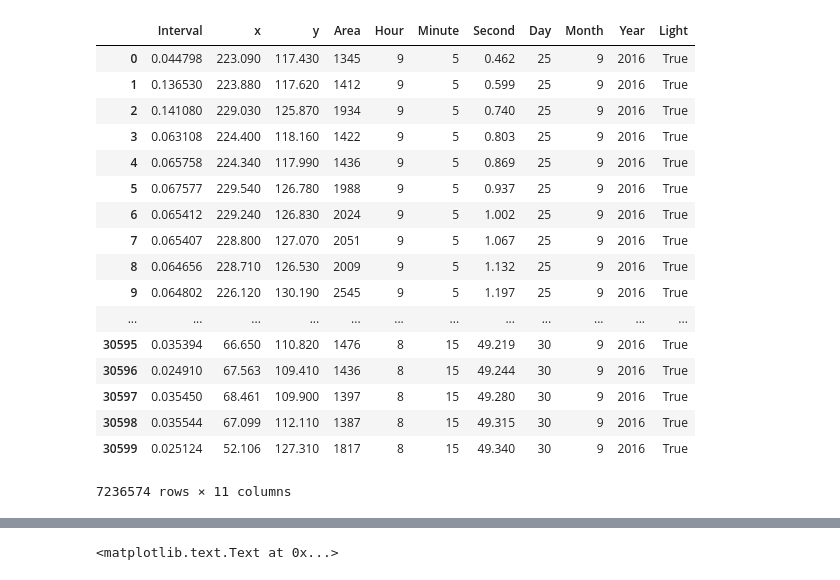
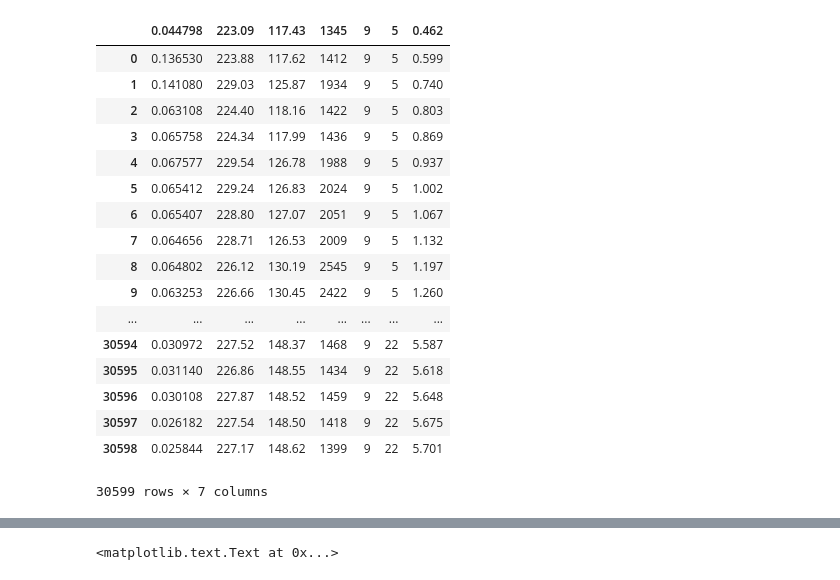
Before and after one commit to lmn93beo/Finch_Movement, a Jupyter notebook: Finch_Movement.ipynb, the cells around one changed output, grey strips where cells are left out. Saved outputs shown, nothing was run; the diff lists cells and outputs as text; code cells hidden in the pictures.

```diff
--- a/Finch_Movement.ipynb
+++ b/Finch_Movement.ipynb
@@ -15 +14,23 @@ df = pd.read_csv(directory, header=None, names=col_names)
+# %%
+lst = glob.glob('2CW100/0925/*.csv')
+pd.read_csv(lst[0])
+# %% [output]
+|  | 0.044798 | 223.09 | 117.43 | 1345 | 9 | 5 | 0.462 |
+| 0 | 0.136530 | 223.88 | 117.62 | 1412 | 9 | 5 | 0.599 |
+| 1 | 0.141080 | 229.03 | 125.87 | 1934 | 9 | 5 | 0.740 |
+| 2 | 0.063108 | 224.40 | 118.16 | 1422 | 9 | 5 | 0.803 |
+| 3 | 0.065758 | 224.34 | 117.99 | 1436 | 9 | 5 | 0.869 |
+| 4 | 0.067577 | 229.54 | 126.78 | 1988 | 9 | 5 | 0.937 |
+| 5 | 0.065412 | 229.24 | 126.83 | 2024 | 9 | 5 | 1.002 |
+| 6 | 0.065407 | 228.80 | 127.07 | 2051 | 9 | 5 | 1.067 |
+| 7 | 0.064656 | 228.71 | 126.53 | 2009 | 9 | 5 | 1.132 |
+| 8 | 0.064802 | 226.12 | 130.19 | 2545 | 9 | 5 | 1.197 |
+| 9 | 0.063253 | 226.66 | 130.45 | 2422 | 9 | 5 | 1.260 |
+| ... | ... | ... | ... | ... | ... | ... | ... |
+| 30594 | 0.030972 | 227.52 | 148.37 | 1468 | 9 | 22 | 5.587 |
+| 30595 | 0.031140 | 226.86 | 148.55 | 1434 | 9 | 22 | 5.618 |
+| 30596 | 0.030108 | 227.87 | 148.52 | 1459 | 9 | 22 | 5.648 |
+| 30597 | 0.026182 | 227.54 | 148.50 | 1418 | 9 | 22 | 5.675 |
+| 30598 | 0.025844 | 227.17 | 148.62 | 1399 | 9 | 22 | 5.701 |
+30599 rows × 7 columns
 # %%
@@ -53,21 +96,0 @@ frame_2CW100_all = pd.concat(frames)
-# %%
-frame_2CW100_all
-# %% [output]
-|  | Interval | x | y | Area | Hour | Minute | Second | Day | Month | Year | Light |
-| 0 | 0.044798 | 223.090 | 117.430 | 1345 | 9 | 5 | 0.462 | 25 | 9 | 2016 | True |
-| 1 | 0.136530 | 223.880 | 117.620 | 1412 | 9 | 5 | 0.599 | 25 | 9 | 2016 | True |
-| 2 | 0.141080 | 229.030 | 125.870 | 1934 | 9 | 5 | 0.740 | 25 | 9 | 2016 | True |
-| 3 | 0.063108 | 224.400 | 118.160 | 1422 | 9 | 5 | 0.803 | 25 | 9 | 2016 | True |
-| 4 | 0.065758 | 224.340 | 117.990 | 1436 | 9 | 5 | 0.869 | 25 | 9 | 2016 | True |
-| 5 | 0.067577 | 229.540 | 126.780 | 1988 | 9 | 5 | 0.937 | 25 | 9 | 2016 | True |
-| 6 | 0.065412 | 229.240 | 126.830 | 2024 | 9 | 5 | 1.002 | 25 | 9 | 2016 | True |
-| 7 | 0.065407 | 228.800 | 127.070 | 2051 | 9 | 5 | 1.067 | 25 | 9 | 2016 | True |
-| 8 | 0.064656 | 228.710 | 126.530 | 2009 | 9 | 5 | 1.132 | 25 | 9 | 2016 | True |
-| 9 | 0.064802 | 226.120 | 130.190 | 2545 | 9 | 5 | 1.197 | 25 | 9 | 2016 | True |
-| ... | ... | ... | ... | ... | ... | ... | ... | ... | ... | ... | ... |
-| 30595 | 0.035394 | 66.650 | 110.820 | 1476 | 8 | 15 | 49.219 | 30 | 9 | 2016 | True |
-| 30596 | 0.024910 | 67.563 | 109.410 | 1436 | 8 | 15 | 49.244 | 30 | 9 | 2016 | True |
-| 30597 | 0.035450 | 68.461 | 109.900 | 1397 | 8 | 15 | 49.280 | 30 | 9 | 2016 | True |
-| 30598 | 0.035544 | 67.099 | 112.110 | 1387 | 8 | 15 | 49.315 | 30 | 9 | 2016 | True |
-| 30599 | 0.025124 | 52.106 | 127.310 | 1817 | 8 | 15 | 49.340 | 30 | 9 | 2016 | True |
-7236574 rows × 11 columns
```
Also changed, not shown: parts of 16 cells of this notebook.
